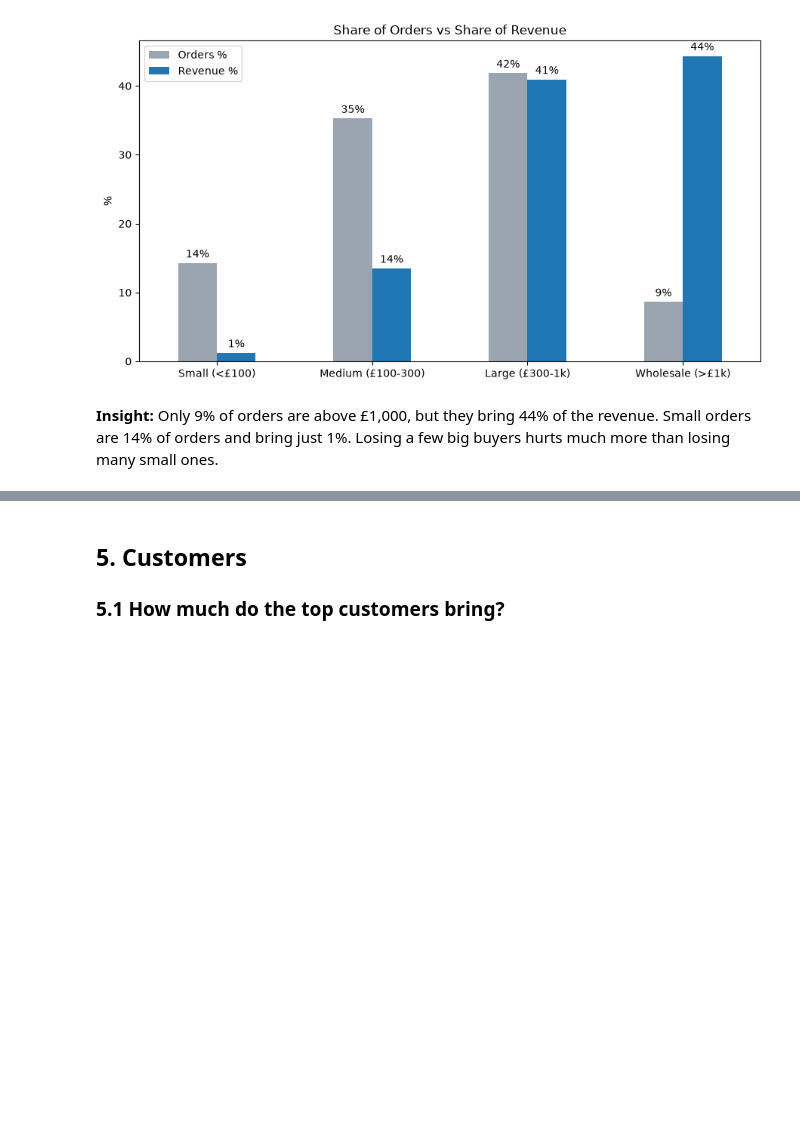
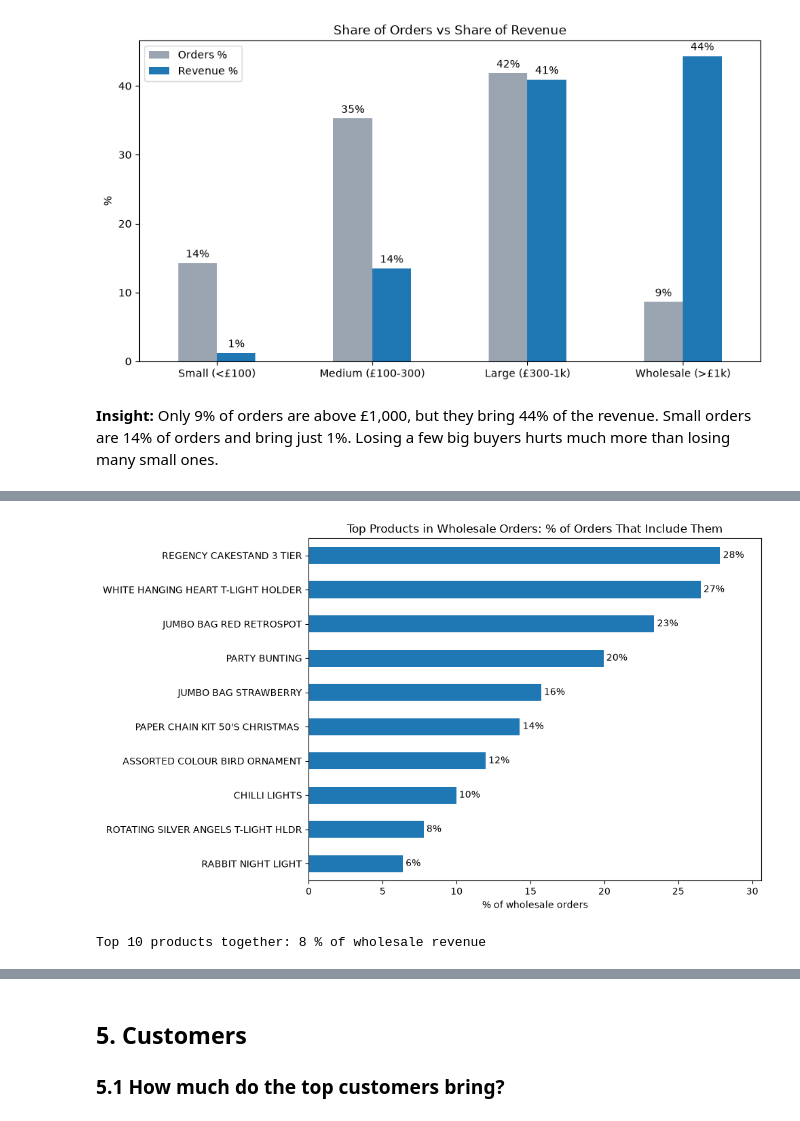
Before and after one commit to MahmoudhHamdy/online-retail-analysis, a Jupyter notebook: Online_Retail_Analysis.ipynb, the cells around one changed output, grey strips where cells are left out. Saved outputs shown, nothing was run; the diff lists cells and outputs as text; code cells hidden in the pictures; blank space fills up the shorter version.

```diff
--- a/Online_Retail_Analysis.ipynb
+++ b/Online_Retail_Analysis.ipynb
@@ -241,0 +315,19 @@ plt.show()
+# %%
+wholesale_orders = orders[orders['Order Size'] == 'Wholesale (>£1k)']['Invoice']
+
+# orders that were cancelled right after they were placed:
+# 80,995 paper crafts, 74,215 storage jars, and a £38,970 picnic basket order reversed by a manual credit
+wholesale_orders = wholesale_orders[~wholesale_orders.isin(['581483', '541431', '556444'])]
+
+wholesale = df[df['Invoice'].isin(wholesale_orders)]
+
+top_wholesale = wholesale.groupby('Description').agg(
+    Revenue=('Revenue', 'sum'),
+    Orders=('Invoice', 'nunique')
+).sort_values('Revenue', ascending=False).head(10)
+
+top_wholesale['% of Wholesale Revenue'] = top_wholesale['Revenue'] / wholesale['Revenue'].sum() * 100
+top_wholesale['% of Wholesale Orders'] = top_wholesale['Orders'] / len(wholesale_orders) * 100
+
+print('Wholesale orders:', len(wholesale_orders))
+top_wholesale
@@ -241,0 +348,17 @@ plt.show()
+# %%
+by_orders = top_wholesale.sort_values('% of Wholesale Orders', ascending=False)
+ax = by_orders['% of Wholesale Orders'].plot(kind='barh', figsize=(10, 6), color='#1f77b4')
+ax.bar_label(ax.containers[0], fmt='%.0f%%', padding=3)
+ax.margins(x=0.1)
+plt.title('Top Products in Wholesale Orders: % of Orders That Include Them')
+plt.xlabel('% of wholesale orders')
+plt.ylabel('')
+plt.gca().invert_yaxis()
+plt.tight_layout()
+plt.savefig('images/wholesale_products.png', dpi=150)
+plt.show()
+
+print('Top 10 products together:', round(top_wholesale['% of Wholesale Revenue'].sum()), '% of wholesale revenue')
+# %% [output]
+[figure, added]
+Top 10 products together: 8 % of wholesale revenue
```
Also changed, not shown: parts of 11 cells of this notebook, 3 other files.
